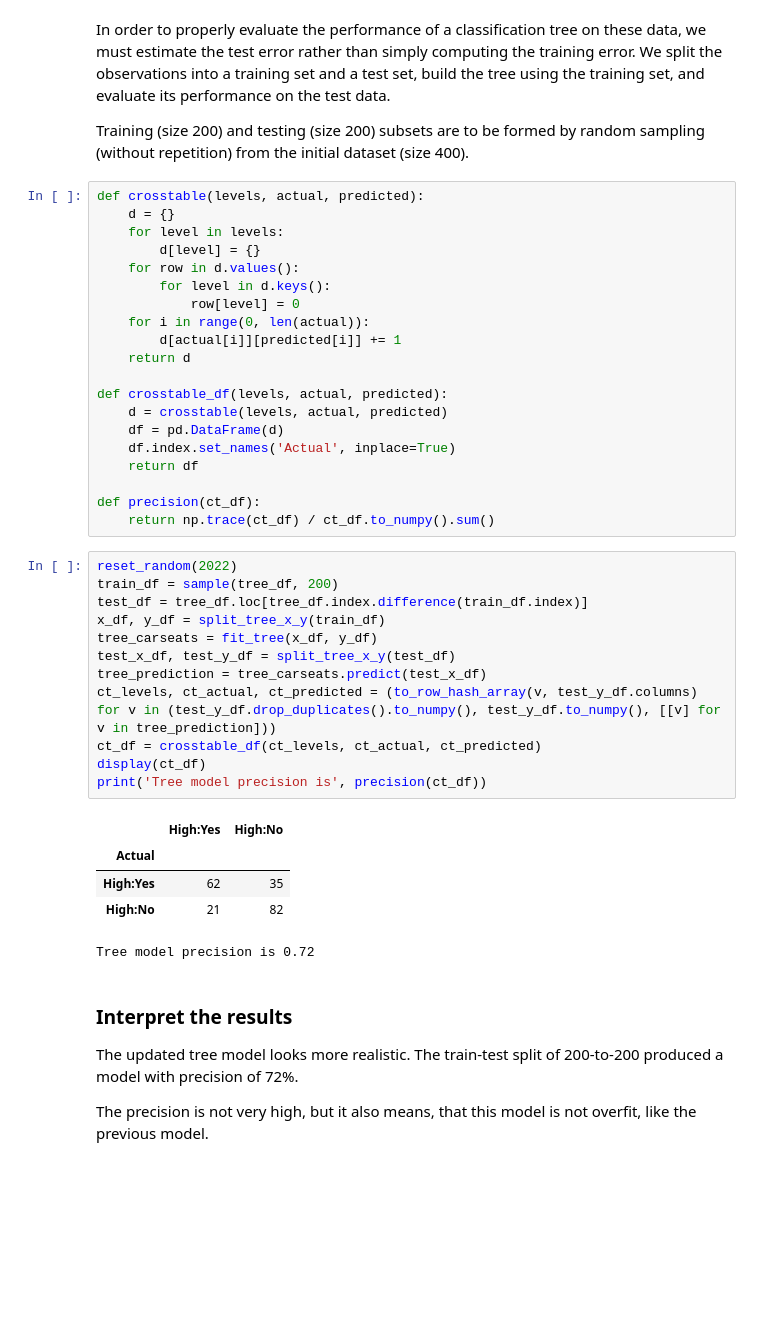
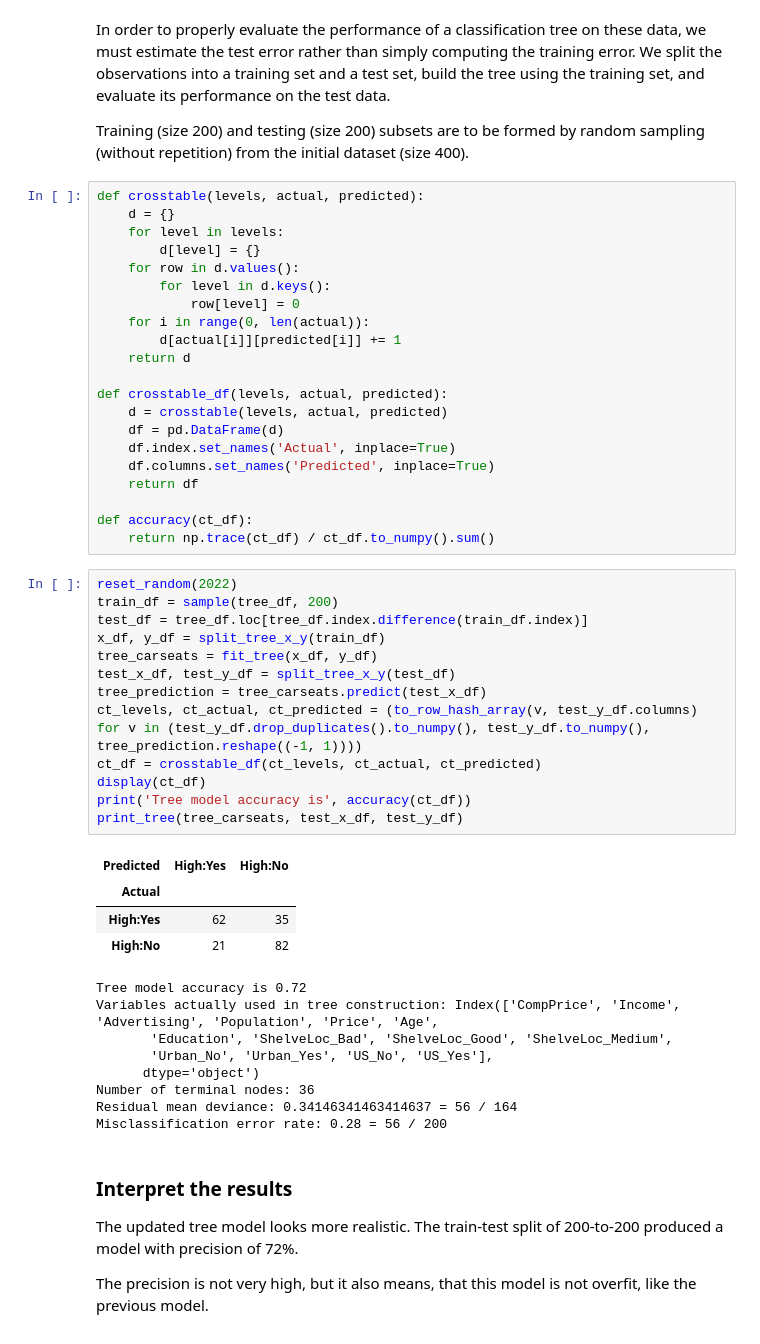
Before and after one commit to shevchenkobn/ml-practice, a Jupyter notebook: a6/a6.ipynb, the cells around one changed output. Drawn from its saved outputs; the diff is of its cells as text; blank space fills up the shorter version.

```diff
--- a/a6/a6.ipynb
+++ b/a6/a6.ipynb
@@ -343,28 +345,37 @@ def crosstable_df(levels, actual, predicted):
     d = crosstable(levels, actual, predicted)
     df = pd.DataFrame(d)
     df.index.set_names('Actual', inplace=True)
+    df.columns.set_names('Predicted', inplace=True)
     return df
 
-def precision(ct_df):
+def accuracy(ct_df):
     return np.trace(ct_df) / ct_df.to_numpy().sum()
 # %%
 reset_random(2022)
 train_df = sample(tree_df, 200)
 test_df = tree_df.loc[tree_df.index.difference(train_df.index)]
 x_df, y_df = split_tree_x_y(train_df)
 tree_carseats = fit_tree(x_df, y_df)
 test_x_df, test_y_df = split_tree_x_y(test_df)
 tree_prediction = tree_carseats.predict(test_x_df)
-ct_levels, ct_actual, ct_predicted = (to_row_hash_array(v, test_y_df.columns) for v in (test_y_df.drop_duplicates().to_numpy(), test_y_df.to_numpy(), [[v] for v in tree_prediction]))
+ct_levels, ct_actual, ct_predicted = (to_row_hash_array(v, test_y_df.columns) for v in (test_y_df.drop_duplicates().to_numpy(), test_y_df.to_numpy(), tree_prediction.reshape((-1, 1))))
 ct_df = crosstable_df(ct_levels, ct_actual, ct_predicted)
 display(ct_df)
-print('Tree model precision is', precision(ct_df))
+print('Tree model accuracy is', accuracy(ct_df))
+print_tree(tree_carseats, test_x_df, test_y_df)
 # %% [output]
-|  | High:Yes | High:No |
+| Predicted | High:Yes | High:No |
 | Actual |  |  |
 | High:Yes | 62 | 35 |
 | High:No | 21 | 82 |
-Tree model precision is 0.72
+Tree model accuracy is 0.72
+Variables actually used in tree construction: Index(['CompPrice', 'Income', 'Advertising', 'Population', 'Price', 'Age',
+       'Education', 'ShelveLoc_Bad', 'ShelveLoc_Good', 'ShelveLoc_Medium',
+       'Urban_No', 'Urban_Yes', 'US_No', 'US_Yes'],
+      dtype='object')
+Number of terminal nodes: 36
+Residual mean deviance: 0.34146341463414637 = 56 / 164
+Misclassification error rate: 0.28 = 56 / 200
 # %% [markdown]
 ### Interpret the results
 
```
Also changed, not shown: parts of 9 cells of this notebook.
